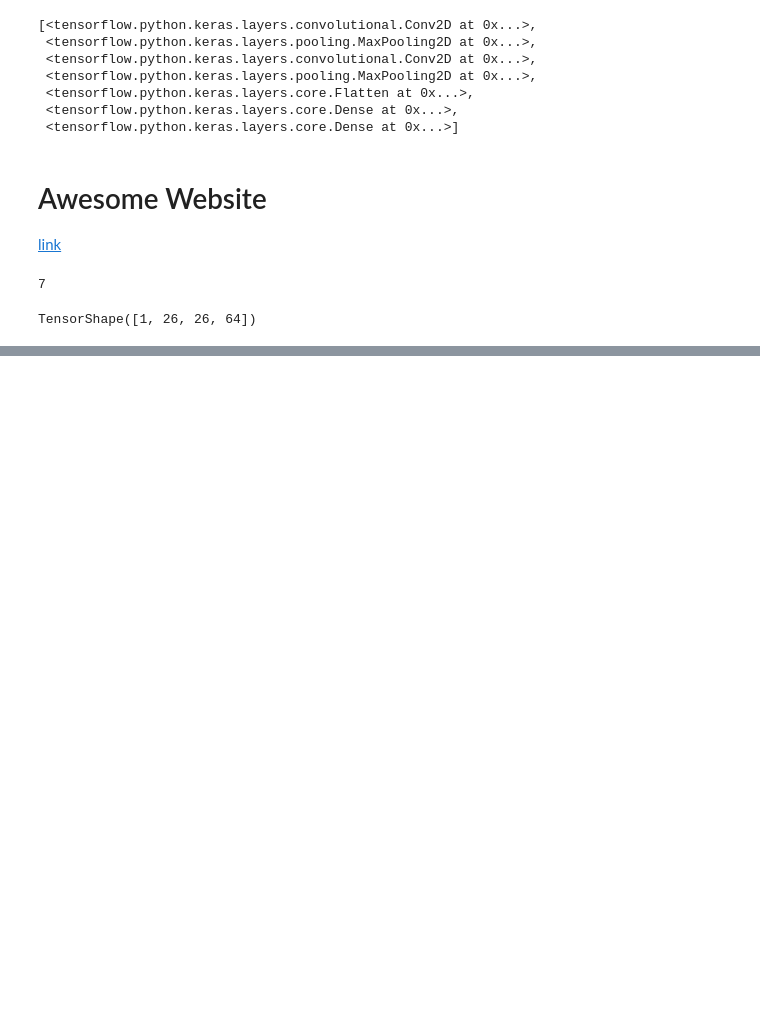
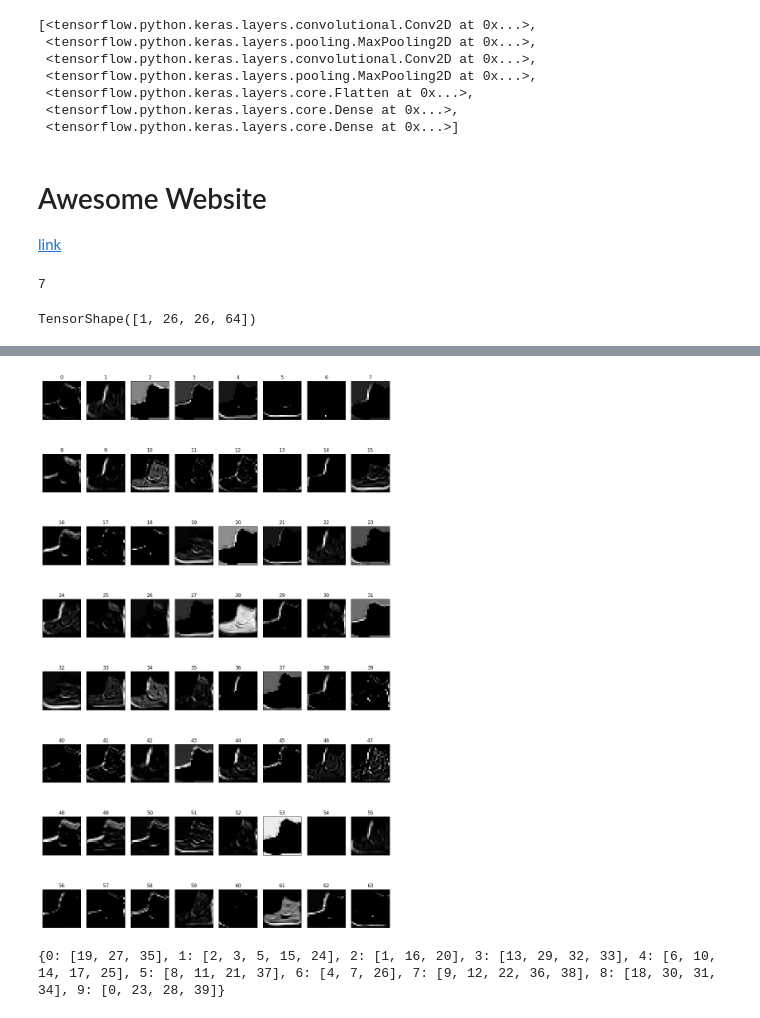
Before and after one commit to risavh/tensorflow_cert, a Jupyter notebook: basic/FashionMnist.ipynb, the cells around one changed output, grey strips where cells are left out. Saved outputs shown, nothing was run; the diff lists cells and outputs as text; code cells hidden in the pictures; blank space fills up the shorter version.

```diff
--- a/basic/FashionMnist.ipynb
+++ b/basic/FashionMnist.ipynb
@@ -280,0 +310,43 @@ TensorShape([1, 26, 26, 64])
+# %%
+fig,ax=plt.subplots(8,8,figsize=(12,20))
+cnt=0
+for i in range(8):
+  for j in range(8):
+    #print(i,j)
+    ax[i,j].imshow(features[0][0][:,:,cnt],cmap='gray')
+    #ax[i,j].grid(False)
+    ax[i,j].set_title(cnt)
+    ax[i,j].grid(False)
+    ax[i,j].set_xticks([])
+    ax[i,j].set_yticks([])
+    cnt+=1
+plt.tight_layout()
+plt.show()
+# %% [output]
+[figure, added]
+# %%
+common_ft={i:list((y_test[:40]==i).nonzero()[0]) for i in np.unique(y_test[:20])}
+print(common_ft)
+def compare_class_features(cls1,cls2,cnn_filter=0):
+  fig,ax=plt.subplots(4,5,figsize=(7,7))
+  cnt=0
+  l1=[]
+  l1.append(cls1)
+  l1.append(cls2)
+  #cnn_filter=32 # any value between 0-63
+  for i in l1:
+    #print(i,common_ft[i])
+    for j in (common_ft[i][:2]):
+      #print(cnt,j)
+      ft1=feature_exractor(X_test[j].reshape(1,28,28,1))
+      ax[cnt,0].imshow(X_test[j].reshape(28,28))
+      ax[cnt,0].set_title(label_mapping[i])
+      for i1 in range(4):
+        ax[cnt,i1+1].imshow(ft1[i1][0,:,:,cnn_filter])
+        tit='layer-'+str(i1)
+        ax[cnt,i1+1].set_title(tit)
+      cnt+=1
+  plt.tight_layout()
+  plt.show()
+# %% [output]
+{0: [19, 27, 35], 1: [2, 3, 5, 15, 24], 2: [1, 16, 20], 3: [13, 29, 32, 33], 4: [6, 10, 14, 17, 25], 5: [8, 11, 21, 37], 6: [4, 7, 26], 7: [9, 12, 22, 36, 38], 8: [18, 30, 31, 34], 9: [0, 23, 28, 39]}
```
Also changed, not shown: parts of 7 cells of this notebook.
